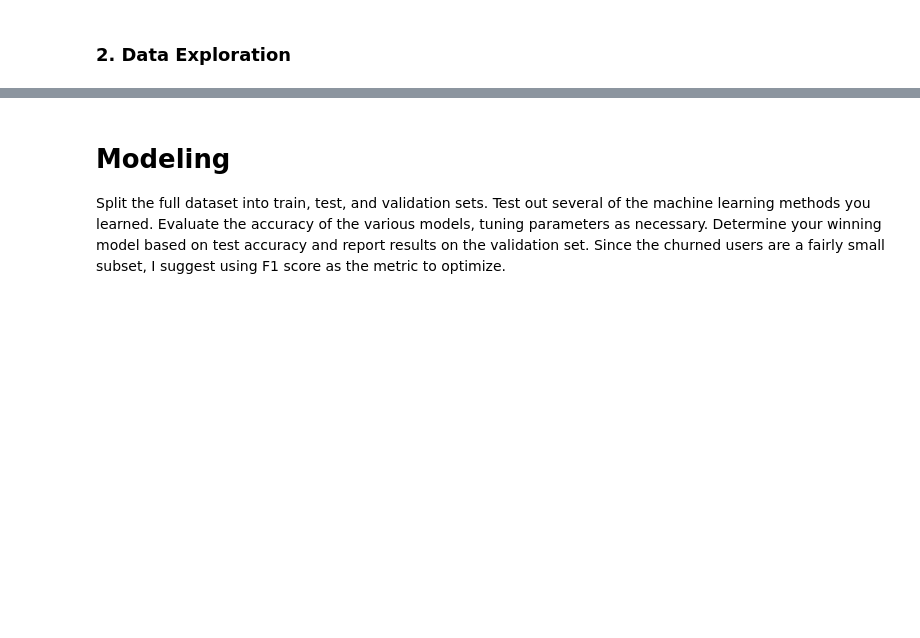
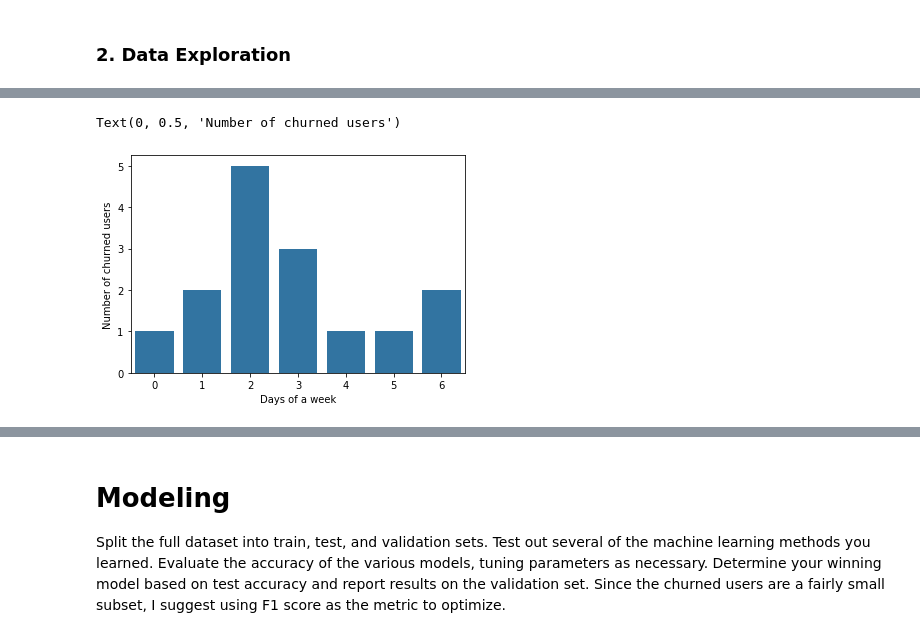
Before and after one commit to gj0706/customer_churn_prediction, a Jupyter notebook: Sparkify.ipynb, the cells around one changed output, grey strips where cells are left out. Cells and saved outputs as stored; diff of their text form; code cells hidden in the pictures; blank space fills up the shorter version.

```diff
--- a/Sparkify.ipynb
+++ b/Sparkify.ipynb
@@ -341,0 +360,11 @@ If you are working in the classroom workspace, you can just extract features bas
+# %%
+# Count numbers of users who churned by days of the week and plot the result
+cancel_weekday = df_weekday.filter(df_weekday.page == 'Cancellation Confirmation').select(['userId','page','weekday']).toPandas()
+user_count_weekday = cancel_weekday.groupby('weekday').userId.count()
+user_count_weekday= user_count_weekday.reset_index(name='userCount').sort_values(by='weekday')
+sns.barplot(data=user_count_weekday, x=user_count_weekday['weekday'], y=user_count_cancel['userCount'], color=sns.color_palette()[0])
+plt.xlabel('Days of a week')
+plt.ylabel('Number of churned users')
+# %% [output]
+Text(0, 0.5, 'Number of churned users')
+[figure, added]
```
Also changed, not shown: parts of 74 cells of this notebook.
